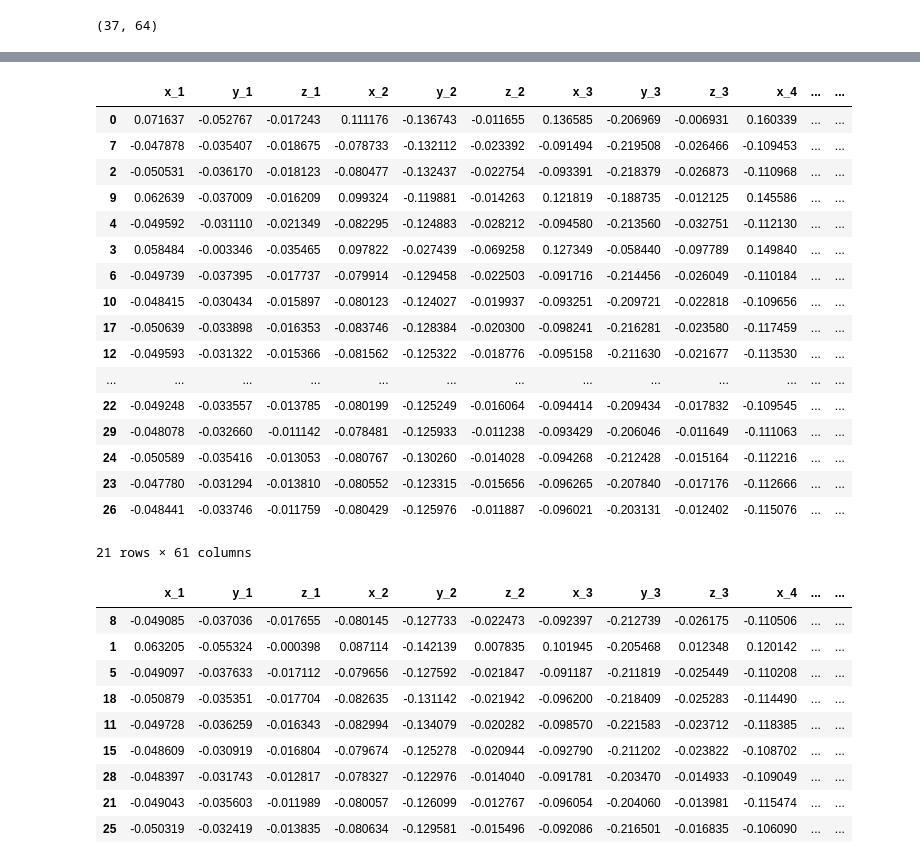
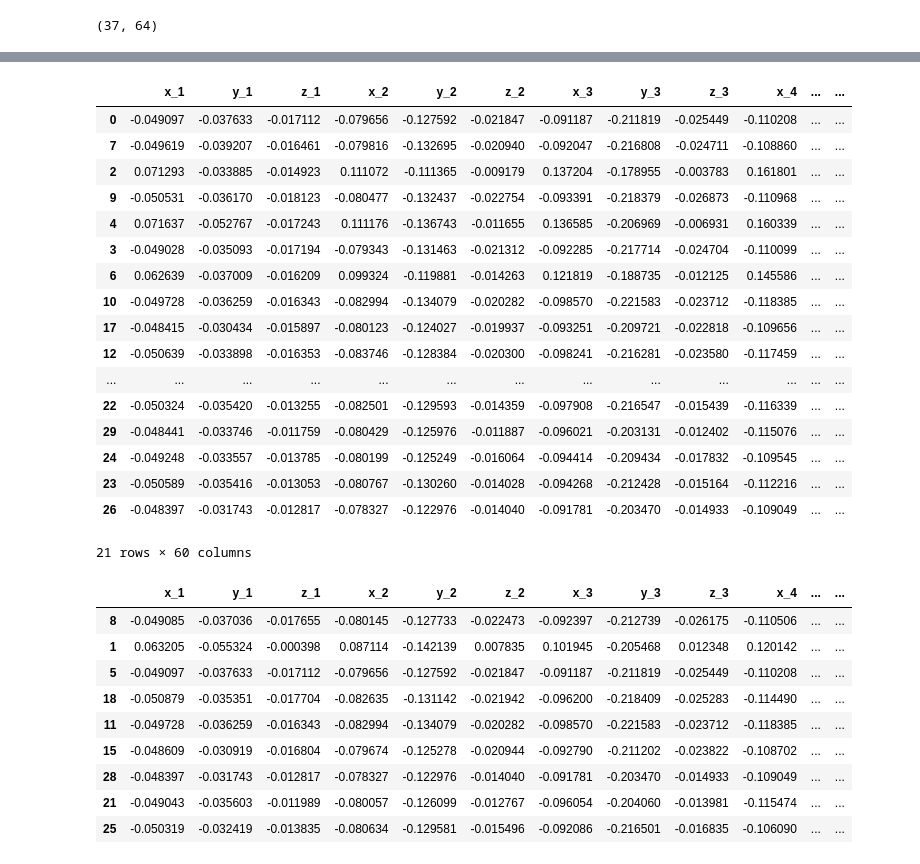
Before and after one commit to tloizel/wagon-give-me-a-sign, a Jupyter notebook: notebooks/emma_preproc.ipynb, the cells around one changed output, grey strips where cells are left out. Saved outputs shown, nothing was run; the diff lists cells and outputs as text; code cells hidden in the pictures.

Commit message:
split with X and y

```diff
--- a/notebooks/emma_preproc.ipynb
+++ b/notebooks/emma_preproc.ipynb
@@ -50,19 +50,24 @@ def shuffle_targets(df):
 # %%
 def train_test_df(df, test_size=0.3, random_state=42):
 
-    train_df = pd.DataFrame()
-    test_df = pd.DataFrame()
+    df = df.reset_index(drop=True)
+
+    X_train_df = pd.DataFrame()
+    X_test_df = pd.DataFrame()
+    y_train_df = pd.DataFrame()
+    y_test_df = pd.DataFrame()
 
     for letter in df['target'].unique():
         sub_df = df[df['target']==letter]
-        train_data, test_data = train_test_split(sub_df, test_size=test_size, random_state=random_state)
-        train_df = pd.concat([train_df,train_data])
-        test_df = pd.concat([test_df,test_data])
+        X = sub_df.drop('target', axis=1)
+        y = sub_df['target']
+        X_train, X_test, y_train, y_test = train_test_split(X, y, test_size=test_size, random_state=random_state)
+        X_train_df = pd.concat([X_train_df, X_train])
+        X_test_df = pd.concat([X_test_df, X_test])
+        y_train_df = pd.concat([y_train_df, y_train])
+        y_test_df = pd.concat([y_test_df, y_test])
 
-    train_df = train_df.reset_index(drop=True)
-    test_df = test_df.reset_index(drop=True)
-
-    return train_df, test_df
+    return X_train_df, X_test_df, y_train_df, y_test_df
 # %%
 # Remove duplicates
 df = df.drop_duplicates()
@@ -128,27 +135,27 @@ shuffled_df
 30 rows × 61 columns
 # %%
-train, test = train_test_df(shuffled_df, test_size=0.3, random_state=42)
+X_train_df, X_test_df, y_train_df, y_test_df = train_test_df(shuffled_df, test_size=0.3, random_state=42)
-# %%
-train
-# %% [output]
-|  | x_1 | y_1 | z_1 | x_2 | y_2 | z_2 | x_3 | y_3 | z_3 | x_4 | ... | ... |
-| 0 | 0.071637 | -0.052767 | -0.017243 | 0.111176 | -0.136743 | -0.011655 | 0.136585 | -0.206969 | -0.006931 | 0.160339 | ... | ... |
-| 7 | -0.047878 | -0.035407 | -0.018675 | -0.078733 | -0.132112 | -0.023392 | -0.091494 | -0.219508 | -0.026466 | -0.109453 | ... | ... |
-| 2 | -0.050531 | -0.036170 | -0.018123 | -0.080477 | -0.132437 | -0.022754 | -0.093391 | -0.218379 | -0.026873 | -0.110968 | ... | ... |
-| 9 | 0.062639 | -0.037009 | -0.016209 | 0.099324 | -0.119881 | -0.014263 | 0.121819 | -0.188735 | -0.012125 | 0.145586 | ... | ... |
-| 4 | -0.049592 | -0.031110 | -0.021349 | -0.082295 | -0.124883 | -0.028212 | -0.094580 | -0.213560 | -0.032751 | -0.112130 | ... | ... |
-| 3 | 0.058484 | -0.003346 | -0.035465 | 0.097822 | -0.027439 | -0.069258 | 0.127349 | -0.058440 | -0.097789 | 0.149840 | ... | ... |
-| 6 | -0.049739 | -0.037395 | -0.017737 | -0.079914 | -0.129458 | -0.022503 | -0.091716 | -0.214456 | -0.026049 | -0.110184 | ... | ... |
-| 10 | -0.048415 | -0.030434 | -0.015897 | -0.080123 | -0.124027 | -0.019937 | -0.093251 | -0.209721 | -0.022818 | -0.109656 | ... | ... |
-| 17 | -0.050639 | -0.033898 | -0.016353 | -0.083746 | -0.128384 | -0.020300 | -0.098241 | -0.216281 | -0.023580 | -0.117459 | ... | ... |
-| 12 | -0.049593 | -0.031322 | -0.015366 | -0.081562 | -0.125322 | -0.018776 | -0.095158 | -0.211630 | -0.021677 | -0.113530 | ... | ... |
-| ... | ... | ... | ... | ... | ... | ... | ... | ... | ... | ... | ... | ... |
-| 22 | -0.049248 | -0.033557 | -0.013785 | -0.080199 | -0.125249 | -0.016064 | -0.094414 | -0.209434 | -0.017832 | -0.109545 | ... | ... |
-| 29 | -0.048078 | -0.032660 | -0.011142 | -0.078481 | -0.125933 | -0.011238 | -0.093429 | -0.206046 | -0.011649 | -0.111063 | ... | ... |
-| 24 | -0.050589 | -0.035416 | -0.013053 | -0.080767 | -0.130260 | -0.014028 | -0.094268 | -0.212428 | -0.015164 | -0.112216 | ... | ... |
-| 23 | -0.047780 | -0.031294 | -0.013810 | -0.080552 | -0.123315 | -0.015656 | -0.096265 | -0.207840 | -0.017176 | -0.112666 | ... | ... |
-| 26 | -0.048441 | -0.033746 | -0.011759 | -0.080429 | -0.125976 | -0.011887 | -0.096021 | -0.203131 | -0.012402 | -0.115076 | ... | ... |
-21 rows × 61 columns
+# %%
+X_train_df
+# %% [output]
+|  | x_1 | y_1 | z_1 | x_2 | y_2 | z_2 | x_3 | y_3 | z_3 | x_4 | ... | ... |
+| 0 | -0.049097 | -0.037633 | -0.017112 | -0.079656 | -0.127592 | -0.021847 | -0.091187 | -0.211819 | -0.025449 | -0.110208 | ... | ... |
+| 7 | -0.049619 | -0.039207 | -0.016461 | -0.079816 | -0.132695 | -0.020940 | -0.092047 | -0.216808 | -0.024711 | -0.108860 | ... | ... |
+| 2 | 0.071293 | -0.033885 | -0.014923 | 0.111072 | -0.111365 | -0.009179 | 0.137204 | -0.178955 | -0.003783 | 0.161801 | ... | ... |
+| 9 | -0.050531 | -0.036170 | -0.018123 | -0.080477 | -0.132437 | -0.022754 | -0.093391 | -0.218379 | -0.026873 | -0.110968 | ... | ... |
+| 4 | 0.071637 | -0.052767 | -0.017243 | 0.111176 | -0.136743 | -0.011655 | 0.136585 | -0.206969 | -0.006931 | 0.160339 | ... | ... |
+| 3 | -0.049028 | -0.035093 | -0.017194 | -0.079343 | -0.131463 | -0.021312 | -0.092285 | -0.217714 | -0.024704 | -0.110099 | ... | ... |
+| 6 | 0.062639 | -0.037009 | -0.016209 | 0.099324 | -0.119881 | -0.014263 | 0.121819 | -0.188735 | -0.012125 | 0.145586 | ... | ... |
+| 10 | -0.049728 | -0.036259 | -0.016343 | -0.082994 | -0.134079 | -0.020282 | -0.098570 | -0.221583 | -0.023712 | -0.118385 | ... | ... |
+| 17 | -0.048415 | -0.030434 | -0.015897 | -0.080123 | -0.124027 | -0.019937 | -0.093251 | -0.209721 | -0.022818 | -0.109656 | ... | ... |
+| 12 | -0.050639 | -0.033898 | -0.016353 | -0.083746 | -0.128384 | -0.020300 | -0.098241 | -0.216281 | -0.023580 | -0.117459 | ... | ... |
+| ... | ... | ... | ... | ... | ... | ... | ... | ... | ... | ... | ... | ... |
+| 22 | -0.050324 | -0.035420 | -0.013255 | -0.082501 | -0.129593 | -0.014359 | -0.097908 | -0.216547 | -0.015439 | -0.116339 | ... | ... |
+| 29 | -0.048441 | -0.033746 | -0.011759 | -0.080429 | -0.125976 | -0.011887 | -0.096021 | -0.203131 | -0.012402 | -0.115076 | ... | ... |
+| 24 | -0.049248 | -0.033557 | -0.013785 | -0.080199 | -0.125249 | -0.016064 | -0.094414 | -0.209434 | -0.017832 | -0.109545 | ... | ... |
+| 23 | -0.050589 | -0.035416 | -0.013053 | -0.080767 | -0.130260 | -0.014028 | -0.094268 | -0.212428 | -0.015164 | -0.112216 | ... | ... |
+| 26 | -0.048397 | -0.031743 | -0.012817 | -0.078327 | -0.122976 | -0.014040 | -0.091781 | -0.203470 | -0.014933 | -0.109049 | ... | ... |
+21 rows × 60 columns
 # %%
 test
 # %% [output]
```
Also changed, not shown: parts of 4 cells of this notebook, 1 other file.
